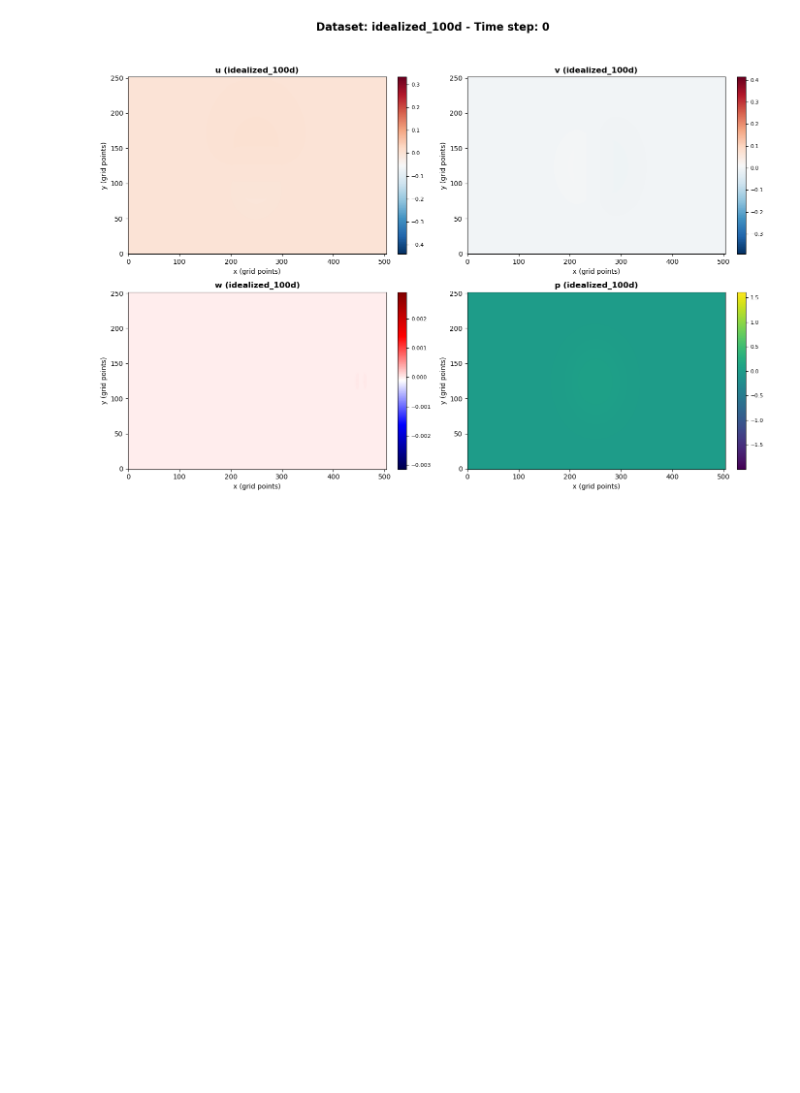
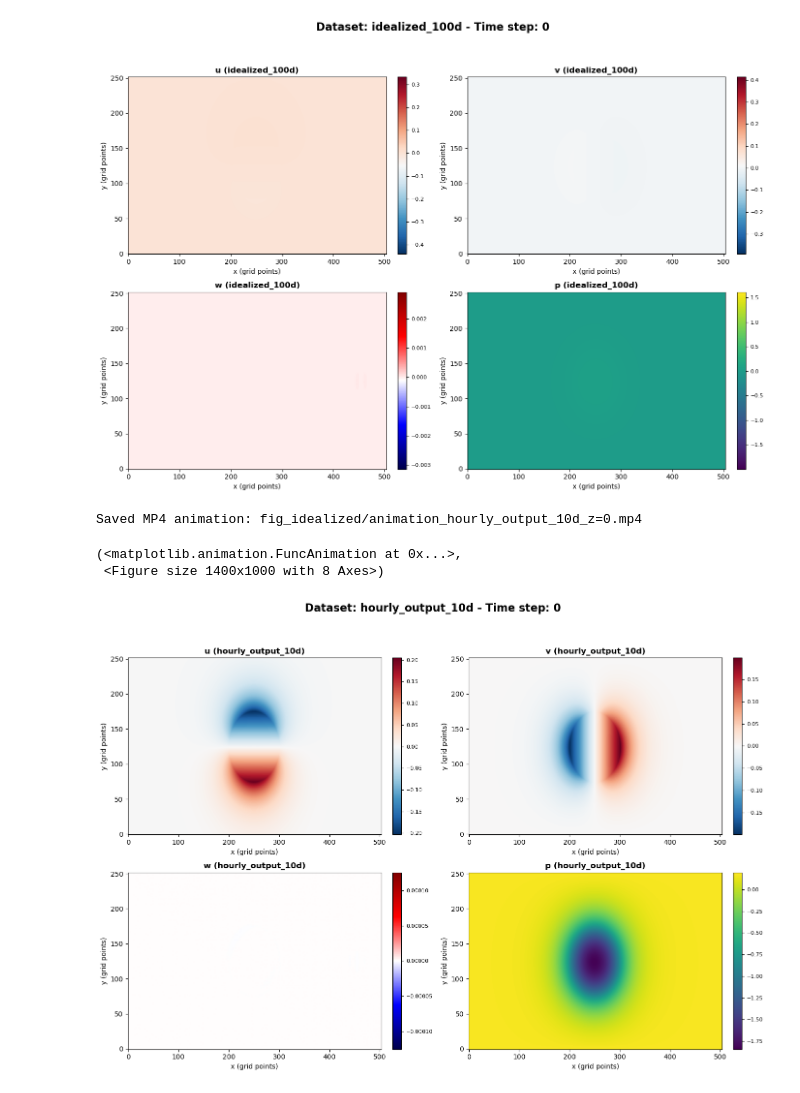
Before and after one commit to BelalAbdelhadi/ps3D, a Jupyter notebook: tide1/analysis/analyse.ipynb, the cells around one changed output. Drawn from its saved outputs; the diff is of its cells as text; code cells hidden in the pictures; blank space fills up the shorter version.

```diff
--- a/tide1/analysis/analyse.ipynb
+++ b/tide1/analysis/analyse.ipynb
@@ -10,3 +10,4 @@ import matplotlib.patches as patches
 import matplotlib.animation as animation
 # %%
 ds_idealized_100d= xr.open_dataset('../snap_idealized_100d.cdf')
+ds_hourly = xr.open_dataset('../snap_hourly.cdf')
@@ -14,0 +14,3 @@ ds = ds_idealized_100d
+# %%
+t_levels = ds_hourly['u'].shape[0]
+print(f"Number of time levels: {t_levels}")
@@ -136,6 +154,13 @@ Saved MP4 animation: fig_idealized/animation_idealized_100d_z=20.mp4
 (<matplotlib.animation.FuncAnimation at 0x...>,
  <Figure size 1400x1000 with 8 Axes>)
 [figure]
+# %%
+create_animation_for_dataset(ds_hourly, 'hourly_output_10d', z_level=0)
+# %% [output]
+Saved MP4 animation: fig_idealized/animation_hourly_output_10d_z=0.mp4
+(<matplotlib.animation.FuncAnimation at 0x...>,
+ <Figure size 1400x1000 with 8 Axes>)
+[figure, added]
 # %%
 # Band pass for internal tides
 from scipy.signal import butter, lfilter
```
Also changed, not shown: parts of 20 cells of this notebook, 15 other files.
